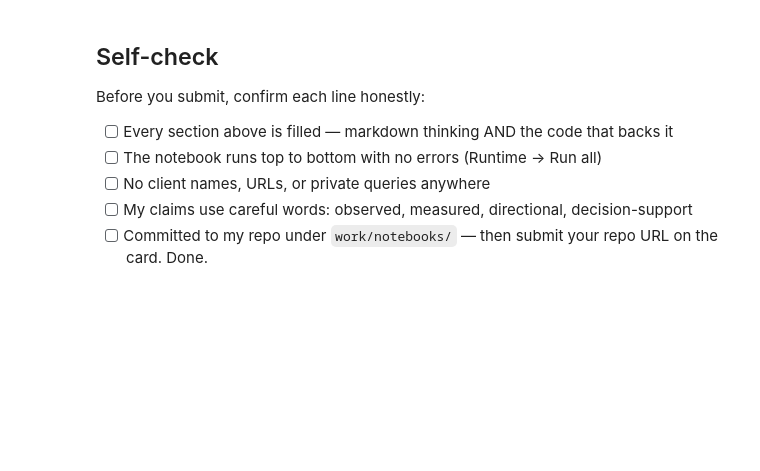
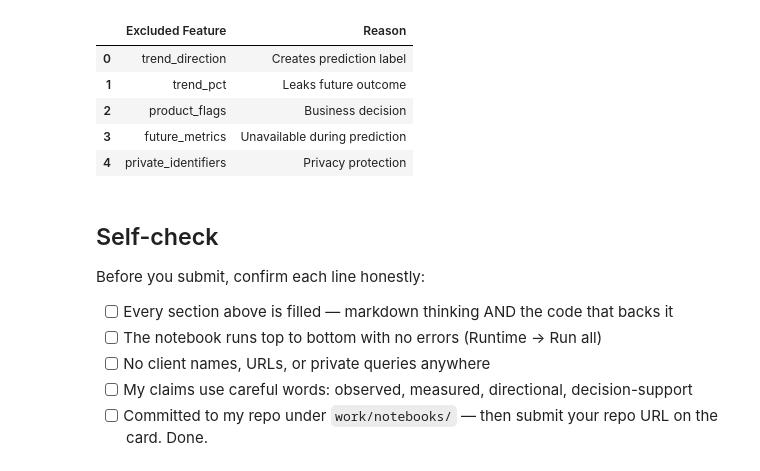
Before and after one commit to ZainAliShah199/flyrank-ml-internship, a Jupyter notebook: work/notebooks/w03_feature_leakage_check.ipynb, the cells around one changed output. Cells and saved outputs as stored; diff of their text form; code cells hidden in the pictures; blank space fills up the shorter version.

```diff
--- a/work/notebooks/w03_feature_leakage_check.ipynb
+++ b/work/notebooks/w03_feature_leakage_check.ipynb
@@ -37,3 +187,29 @@ This skeleton is yours to fill. Work the sections **in order** — each one has
+# %%
+excluded = pd.DataFrame({
+    "Excluded Feature":[
+        "trend_direction",
+        "trend_pct",
+        "product_flags",
+        "future_metrics",
+        "private_identifiers"
+    ],
+    "Reason":[
+        "Creates prediction label",
+        "Leaks future outcome",
+        "Business decision",
+        "Unavailable during prediction",
+        "Privacy protection"
+    ]
+})
+
+excluded
+# %% [output]
+|  | Excluded Feature | Reason |
+| 0 | trend_direction | Creates prediction label |
+| 1 | trend_pct | Leaks future outcome |
+| 2 | product_flags | Business decision |
+| 3 | future_metrics | Unavailable during prediction |
+| 4 | private_identifiers | Privacy protection |
 # %% [markdown]
 ## Self-check
 
```
Also changed, not shown: parts of 17 cells of this notebook.
